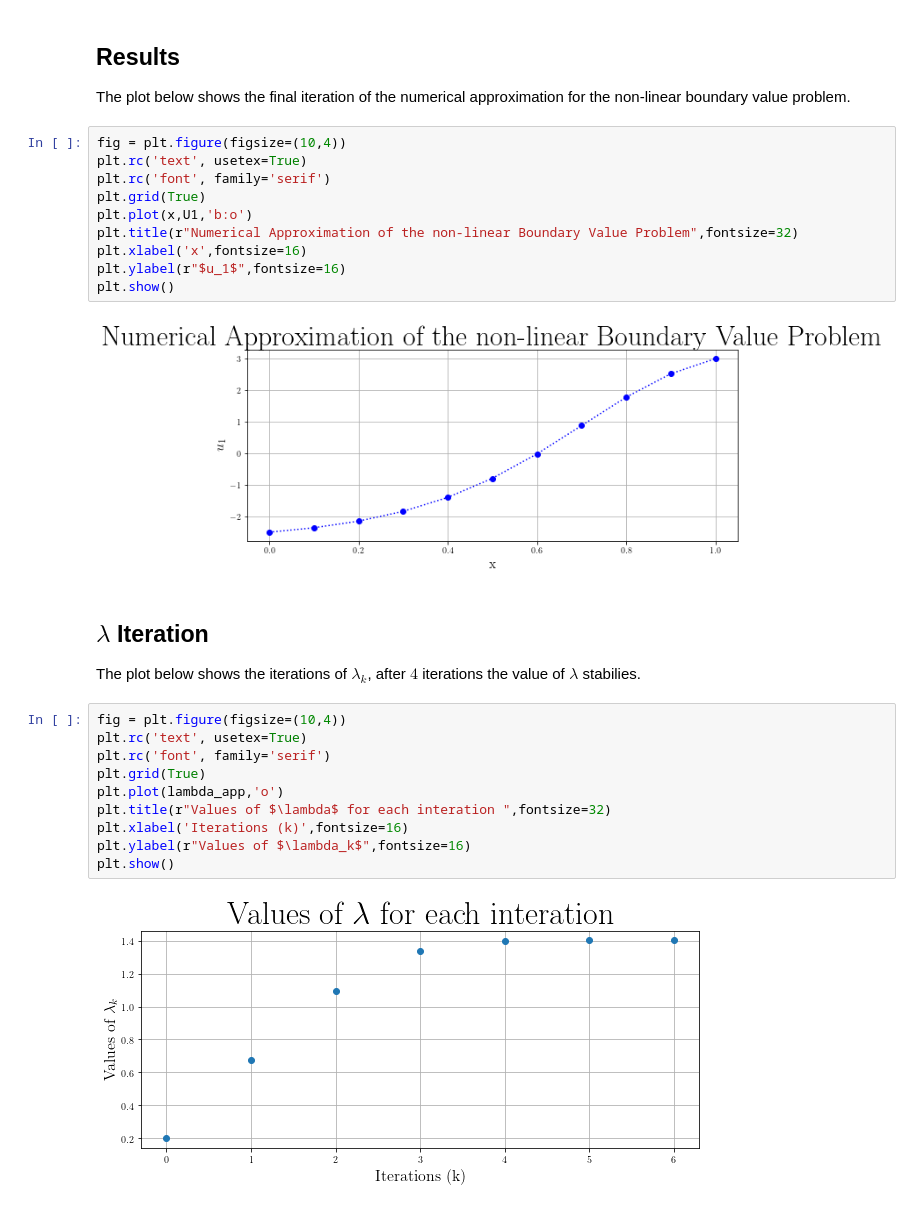
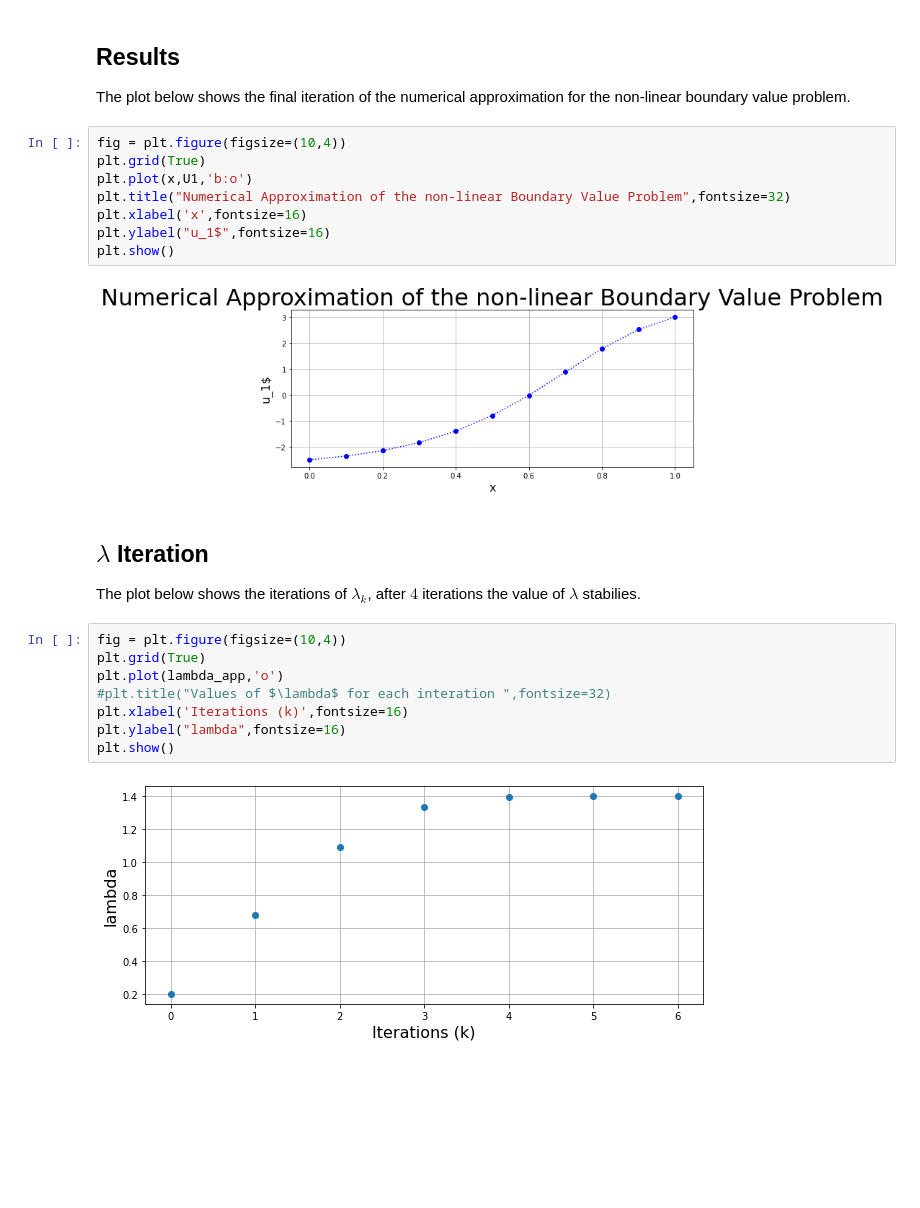
Before and after one commit to john-s-butler-dit/Numerical-Analysis-Python, a Jupyter notebook: Chapter 06 - Boundary Value Problems/602_Non-Linear Shooting Method.ipynb, the cells around one changed output. Drawn from its saved outputs; the diff is of its cells as text; blank space fills up the shorter version.

```diff
--- a/Chapter 06 - Boundary Value Problems/602_Non-Linear Shooting Method.ipynb
+++ b/Chapter 06 - Boundary Value Problems/602_Non-Linear Shooting Method.ipynb
@@ -187,28 +191,24 @@ plt.show()
 The plot below shows the final iteration of the numerical approximation for the non-linear boundary value problem.
 # %%
 fig = plt.figure(figsize=(10,4))
-plt.rc('text', usetex=True)
-plt.rc('font', family='serif')
 plt.grid(True)
 plt.plot(x,U1,'b:o')
-plt.title(r"Numerical Approximation of the non-linear Boundary Value Problem",fontsize=32)
+plt.title("Numerical Approximation of the non-linear Boundary Value Problem",fontsize=32)
 plt.xlabel('x',fontsize=16)
-plt.ylabel(r"$u_1$",fontsize=16)
+plt.ylabel("u_1$",fontsize=16)
 plt.show()
 # %% [output]
-[figure, old version]
+[figure, new version]
 # %% [markdown]
 ## $\lambda$ Iteration
 The plot below shows the iterations of $\lambda_k$, after $4$ iterations the value of $\lambda$ stabilies.
 # %%
 fig = plt.figure(figsize=(10,4))
-plt.rc('text', usetex=True)
-plt.rc('font', family='serif')
 plt.grid(True)
 plt.plot(lambda_app,'o')
-plt.title(r"Values of $\lambda$ for each interation ",fontsize=32)
+#plt.title("Values of $\lambda$ for each interation ",fontsize=32)
 plt.xlabel('Iterations (k)',fontsize=16)
-plt.ylabel(r"Values of $\lambda_k$",fontsize=16)
+plt.ylabel("lambda",fontsize=16)
 plt.show()
 # %% [output]
-[figure, old version]
+[figure, new version]
```
Also changed, not shown: parts of 7 cells of this notebook.
